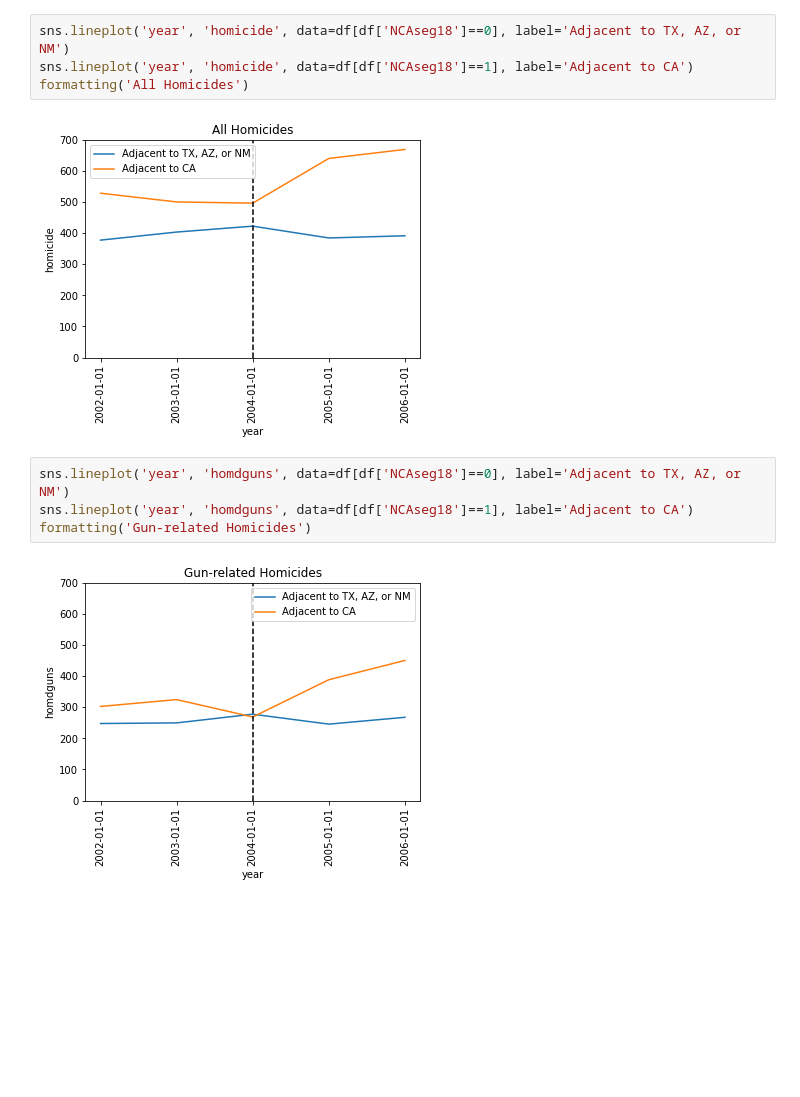
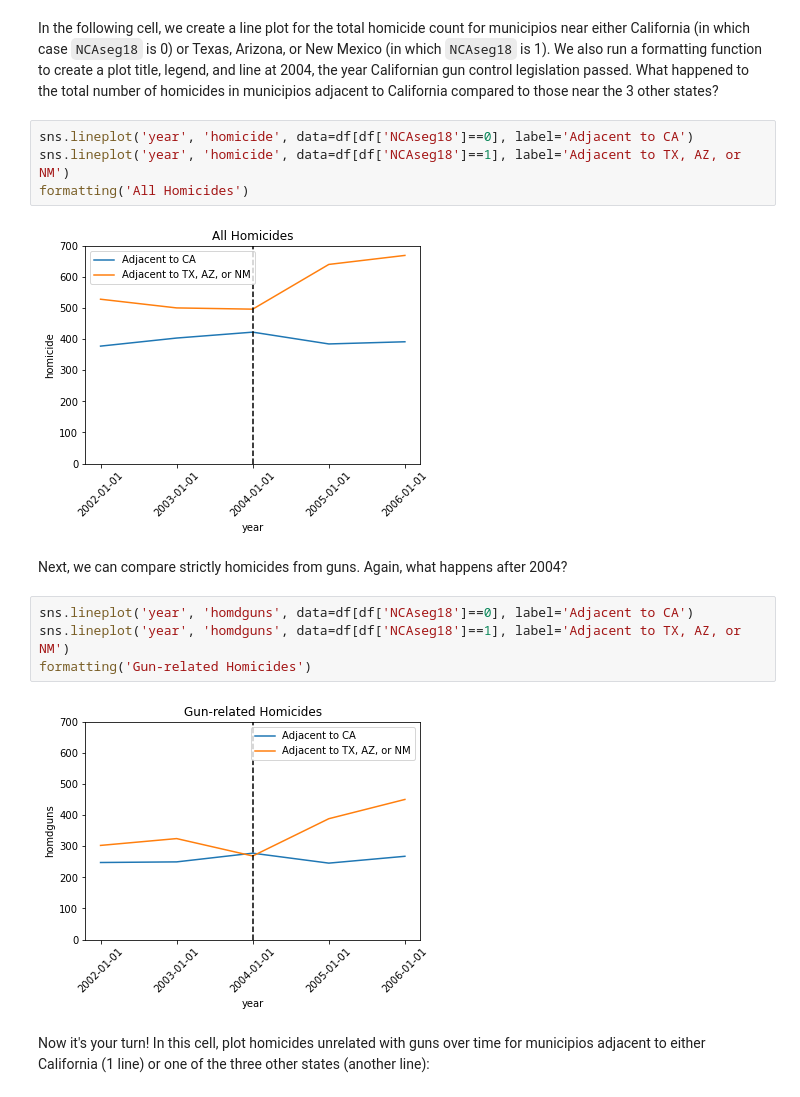
Before and after one commit to ellenrlasko/PS-88-21-DEV, a Jupyter notebook: lab/lab1/Introduction to PS 88.ipynb, the cells around one changed output. Cells and saved outputs as stored; diff of their text form; blank space fills up the shorter version.

```diff
--- a/lab/lab1/Introduction to PS 88.ipynb
+++ b/lab/lab1/Introduction to PS 88.ipynb
@@ -20,13 +28,19 @@ df
+# %% [markdown]
+In the following cell, we create a line plot for the total homicide count for municipios near either California (in which case `NCAseg18` is 0) or Texas, Arizona, or New Mexico (in which `NCAseg18` is 1). We also run a formatting function to create a plot title, legend, and line at 2004, the year Californian gun control legislation passed. What happened to the total number of homicides in municipios adjacent to California compared to those near the 3 other states?
 # %%
-sns.lineplot('year', 'homicide', data=df[df['NCAseg18']==0], label='Adjacent to TX, AZ, or NM')
-sns.lineplot('year', 'homicide', data=df[df['NCAseg18']==1], label='Adjacent to CA')
+sns.lineplot('year', 'homicide', data=df[df['NCAseg18']==0], label='Adjacent to CA')
+sns.lineplot('year', 'homicide', data=df[df['NCAseg18']==1], label='Adjacent to TX, AZ, or NM')
 formatting('All Homicides')
 # %% [output]
-[figure, old version]
+[figure, new version]
+# %% [markdown]
+Next, we can compare strictly homicides from guns. Again, what happens after 2004?
 # %%
-sns.lineplot('year', 'homdguns', data=df[df['NCAseg18']==0], label='Adjacent to TX, AZ, or NM')
-sns.lineplot('year', 'homdguns', data=df[df['NCAseg18']==1], label='Adjacent to CA')
+sns.lineplot('year', 'homdguns', data=df[df['NCAseg18']==0], label='Adjacent to CA')
+sns.lineplot('year', 'homdguns', data=df[df['NCAseg18']==1], label='Adjacent to TX, AZ, or NM')
 formatting('Gun-related Homicides')
 # %% [output]
-[figure, old version]
+[figure, new version]
+# %% [markdown]
+Now it's your turn! In this cell, plot homicides unrelated with guns over time for municipios adjacent to either California (1 line) or one of the three other states (another line):
 # %%
```
Also changed, not shown: parts of 6 cells of this notebook.
